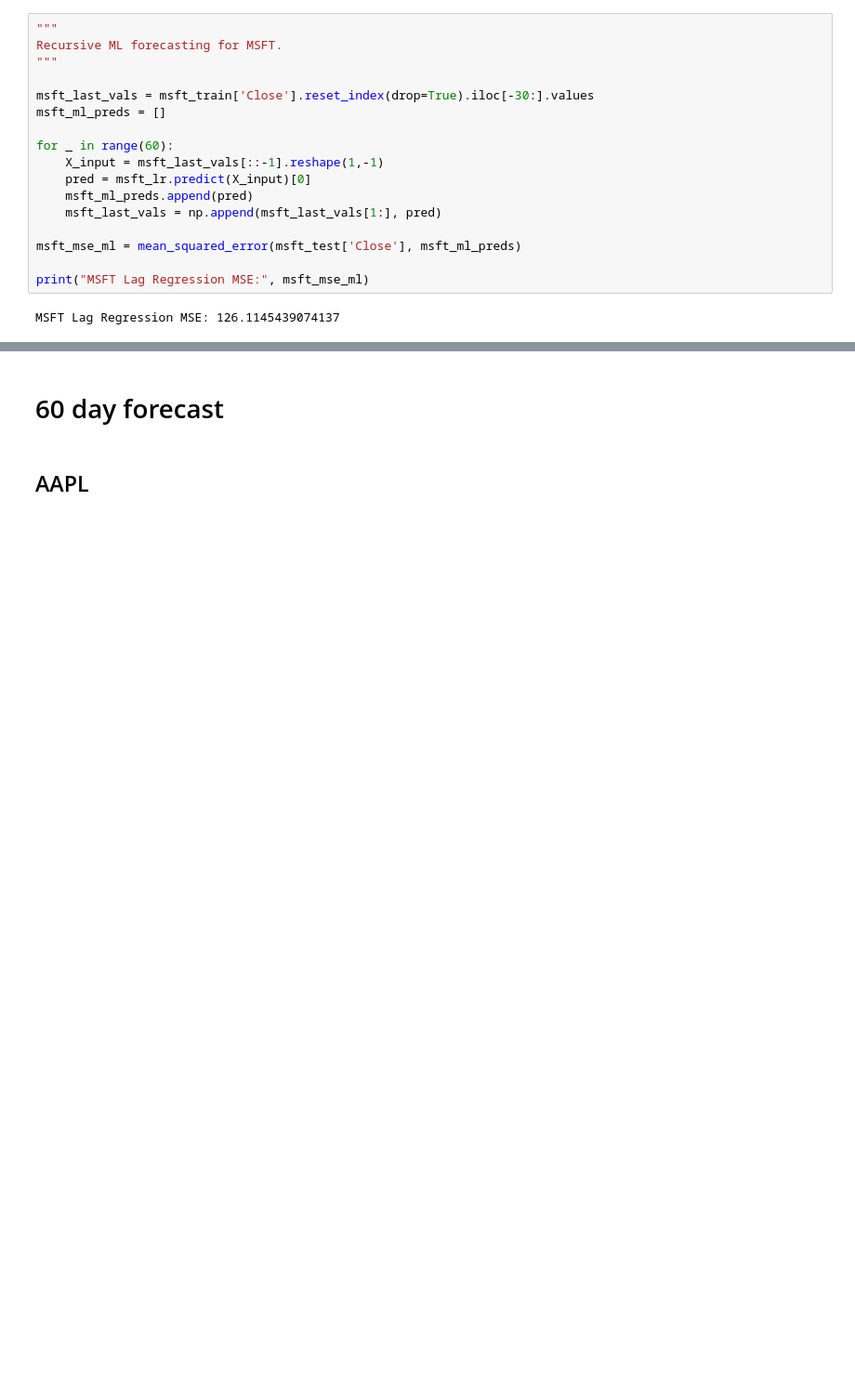
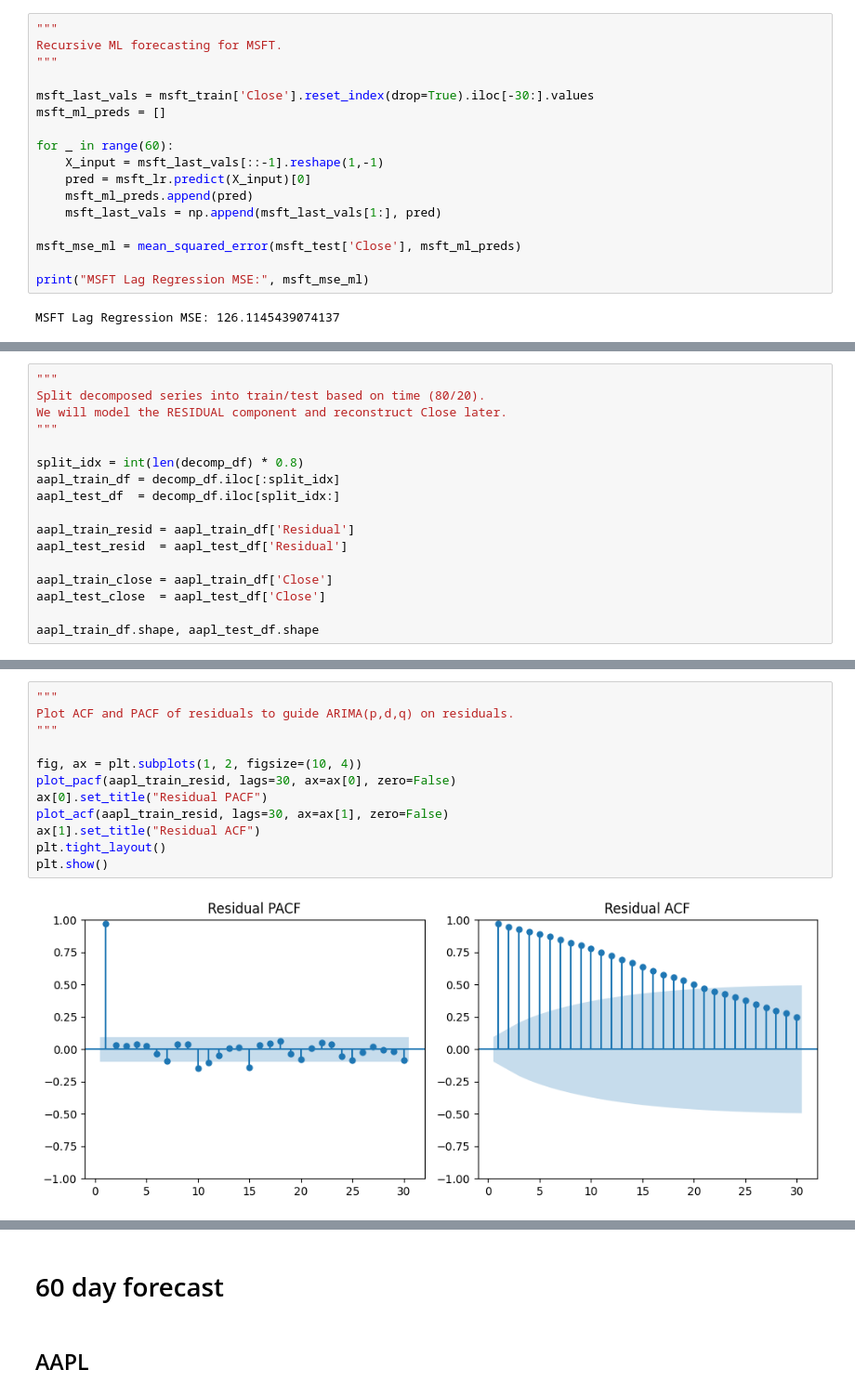
Before and after one commit to R-Vel/ML_Lab3, a Jupyter notebook: modelling.ipynb, the cells around one changed output, grey strips where cells are left out. Shown at 93% size. Cells and saved outputs as stored; diff of their text form; blank space fills up the shorter version.

```diff
--- a/modelling.ipynb
+++ b/modelling.ipynb
@@ -570,0 +661,17 @@ MSFT Lag Regression MSE: 126.1145439074137
+# %%
+"""
+Split decomposed series into train/test based on time (80/20).
+We will model the RESIDUAL component and reconstruct Close later.
+"""
+
+split_idx = int(len(decomp_df) * 0.8)
+aapl_train_df = decomp_df.iloc[:split_idx]
+aapl_test_df  = decomp_df.iloc[split_idx:]
+
+aapl_train_resid = aapl_train_df['Residual']
+aapl_test_resid  = aapl_test_df['Residual']
+
+aapl_train_close = aapl_train_df['Close']
+aapl_test_close  = aapl_test_df['Close']
+
+aapl_train_df.shape, aapl_test_df.shape
@@ -570,0 +694,14 @@ MSFT Lag Regression MSE: 126.1145439074137
+# %%
+"""
+Plot ACF and PACF of residuals to guide ARIMA(p,d,q) on residuals.
+"""
+
+fig, ax = plt.subplots(1, 2, figsize=(10, 4))
+plot_pacf(aapl_train_resid, lags=30, ax=ax[0], zero=False)
+ax[0].set_title("Residual PACF")
+plot_acf(aapl_train_resid, lags=30, ax=ax[1], zero=False)
+ax[1].set_title("Residual ACF")
+plt.tight_layout()
+plt.show()
+# %% [output]
+[figure, added]
```
Also changed, not shown: parts of 37 cells of this notebook, 6 other files.
